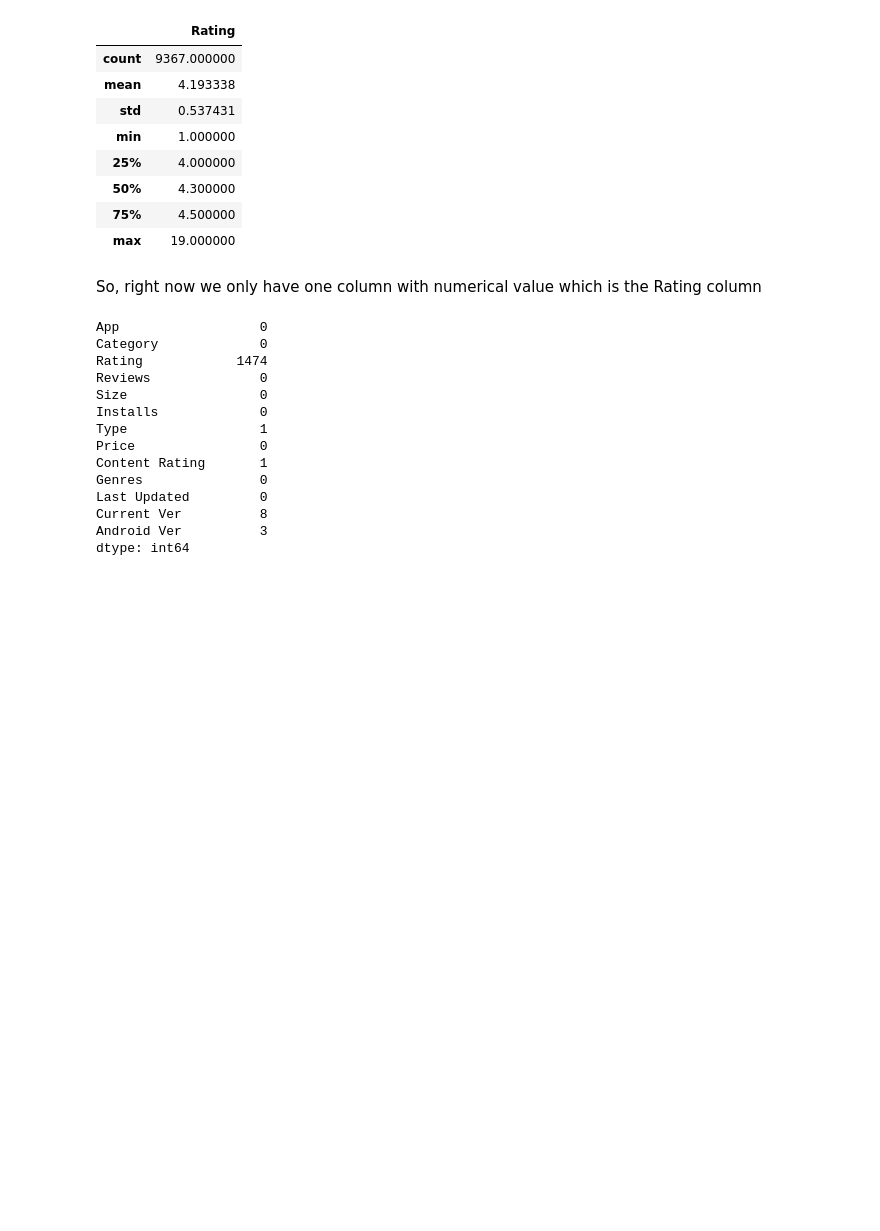
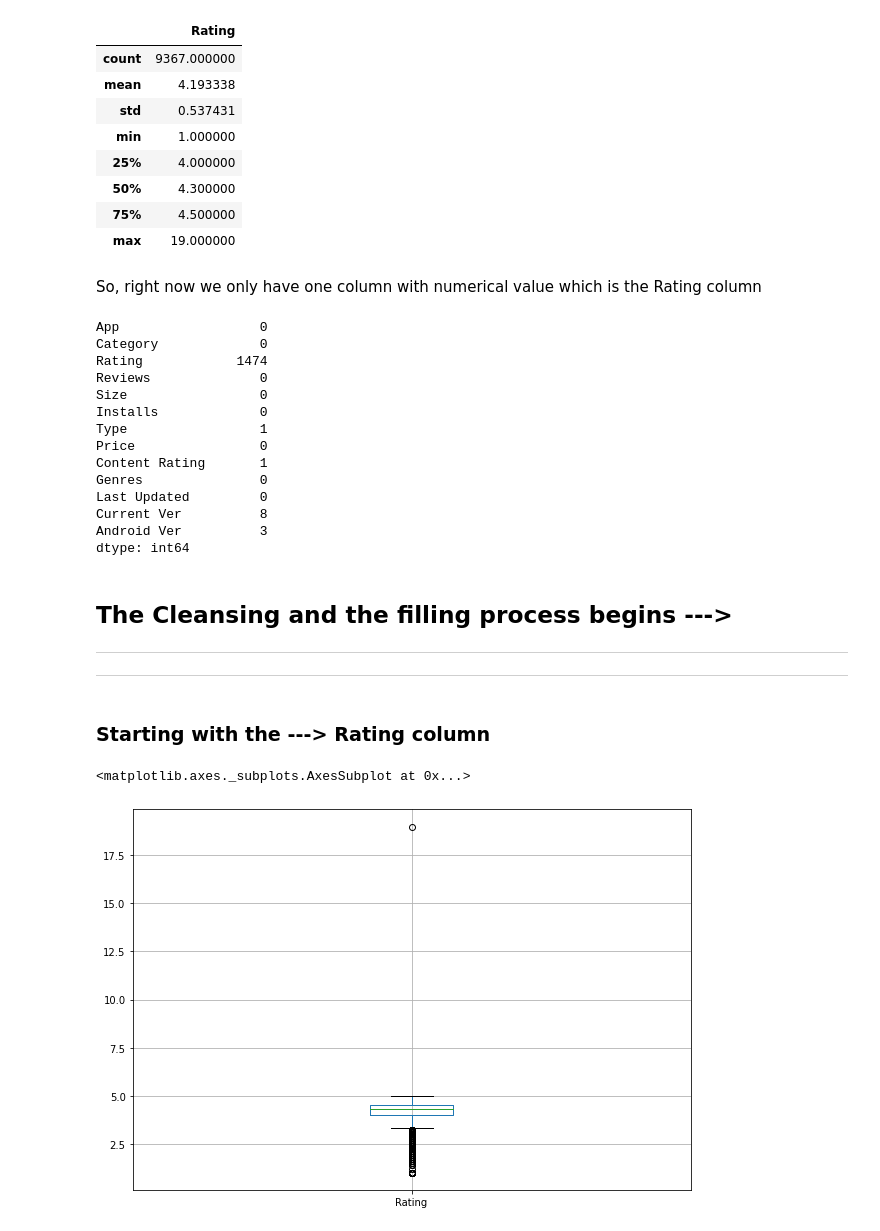
Before and after one commit to RanajayBiswas/Play-Store-App-Review-Analysis-EDA-Project, a Jupyter notebook: Play_Store_App_Review_Analysis_Capstone_Project.ipynb, the cells around one changed output. Saved outputs shown, nothing was run; the diff lists cells and outputs as text; code cells hidden in the pictures; blank space fills up the shorter version.

```diff
--- a/Play_Store_App_Review_Analysis_Capstone_Project.ipynb
+++ b/Play_Store_App_Review_Analysis_Capstone_Project.ipynb
@@ -107,3 +107,20 @@ Last Updated         0
 Current Ver          8
 Android Ver          3
 dtype: int64
+# %% [markdown]
+## The Cleansing and the filling process begins --->
+
+---
+
+
+
+---
+# %% [markdown]
+### Starting with the ---> Rating column
+# %%
+playstore_df.boxplot(figsize = (10,7))
+
+# plt.show
+# %% [output]
+<matplotlib.axes._subplots.AxesSubplot at 0x...>
+[figure, added]
```
Also changed, not shown: parts of 13 cells of this notebook.
